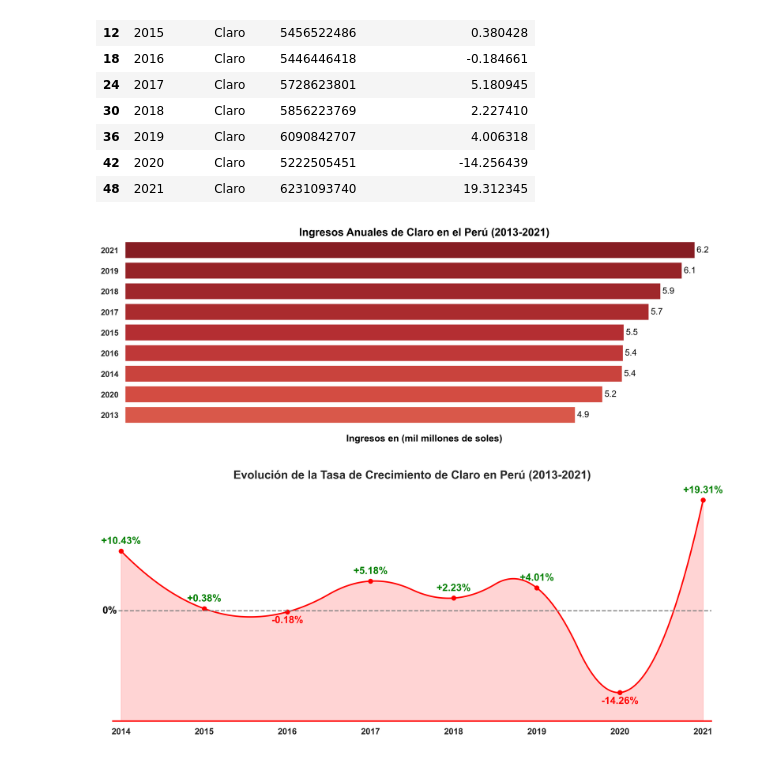
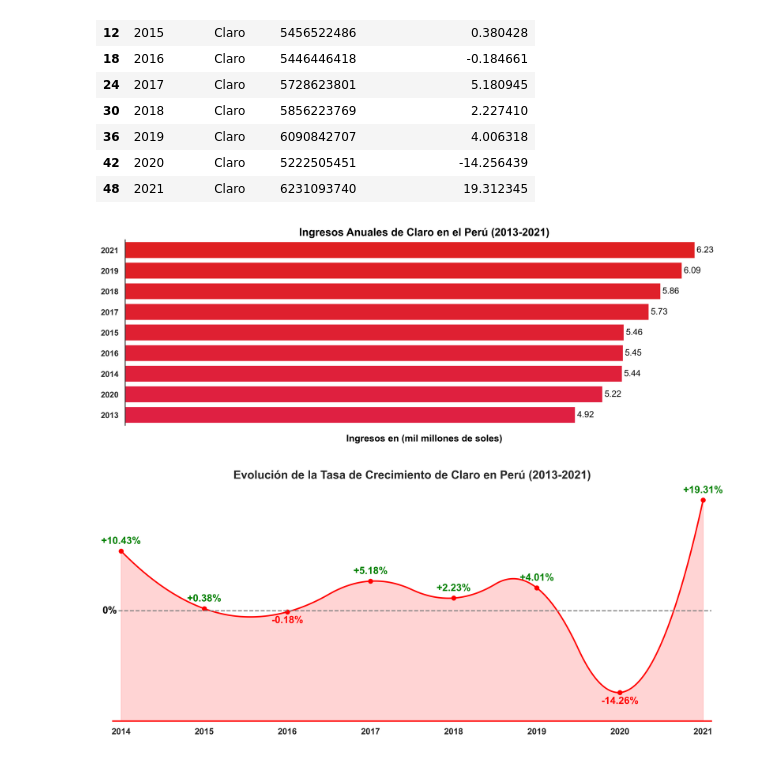
Before and after one commit to Luivelo/parcial_TEE_project_storytelling, a Jupyter notebook: storytelling_notebook_parcial.ipynb, the cells around one changed output. Drawn from its saved outputs; the diff is of its cells as text; code cells hidden in the pictures.

```diff
--- a/storytelling_notebook_parcial.ipynb
+++ b/storytelling_notebook_parcial.ipynb
@@ -198,39 +199,54 @@ La tasa de crecimiento anual promedio de los ingresos de Claro es de 3.39%
 | 42 | 2020 | Claro | 5222505451 | -14.256439 |
 | 48 | 2021 | Claro | 6231093740 | 19.312345 |
 # %%
+# Función para generar colores degradados
+def generate_gradient(start_color, end_color, n):
+    start = mcolors.hex2color(start_color)
+    end = mcolors.hex2color(end_color)
+    gradient = [mcolors.to_hex((start[0] + (end[0] - start[0]) * i / (n - 1),
+                                start[1] + (end[1] - start[1]) * i / (n - 1),
+                                start[2] + (end[2] - start[2]) * i / (n - 1)))
+                for i in range(n)]
+    return gradient
+
 # Convertir los ingresos a mil millones
 ingresos_claro_anual = ingresos_claro.copy()
 ingresos_claro_anual['Ingresos soles (mil millones)'] = ingresos_claro_anual['Ingresos soles'] / 1000000000
 
 # Ordenar por ingresos de mayor a menor
 ingresos_claro_anual = ingresos_claro_anual.sort_values('Ingresos soles (mil millones)', ascending=False)
 
 # Crear el gráfico de barras horizontal
 sns.set_theme(style='white', palette='bright')
 plt.figure(figsize=(16, 5), dpi=300)  # Tamaño de la figura y resolución
-colors = plt.cm.Reds(np.linspace(0.9, 0.6, len(ingresos_claro_anual)))
+
+# Generar una lista de colores degradados
+n_colors = len(ingresos_claro_anual)
+colors = generate_gradient('#ff0003', '#ff002e', n_colors)
+
 ax = sns.barplot(
     x='Ingresos soles (mil millones)',
     y='Año',
     data=ingresos_claro_anual,
     palette=colors,
     orient='h',
     order=ingresos_claro_anual['Año']
 )
-sns.despine(left=True, bottom=True)  # Quitar los bordes de la gráfica
+sns.despine(left=False, bottom=True)  # Quitar los bordes de la gráfica
 plt.xlabel('Ingresos en (mil millones de soles)', fontsize=14, color='black', weight='bold')
 plt.ylabel('')
 plt.title('Ingresos Anuales de Claro en el Perú (2013-2021)', fontsize=16, color='black', weight='bold')
 plt.gca().set_xticklabels([])
 plt.yticks(fontsize=12, weight='bold')
+
 # Añadir los valores encima de las barras
 for index, value in enumerate(ingresos_claro_anual['Ingresos soles (mil millones)']):
-    ax.text(value + 0.02, index, f'{value:.1f}', color='black', ha="left", va="center", fontsize=13)
+    ax.text(value + 0.02, index, f'{value:.2f}', color='black', ha="left", va="center", fontsize=13)
 
 # Mostrar el gráfico
 plt.show()
 # %% [output]
-[figure, old version]
+[figure, new version]
 # %%
 # Graficando la evolución para Claro
 ingresos_claro_df = ingresos_claro.dropna().sort_values(by='Año')
```
Also changed, not shown: parts of 17 cells of this notebook.
